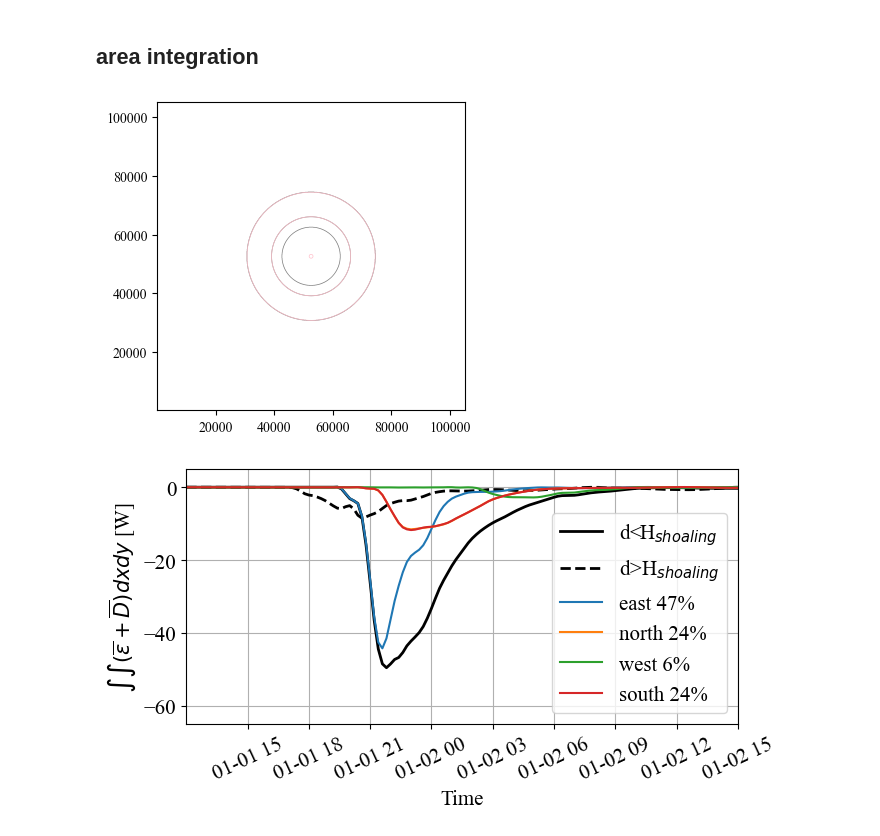
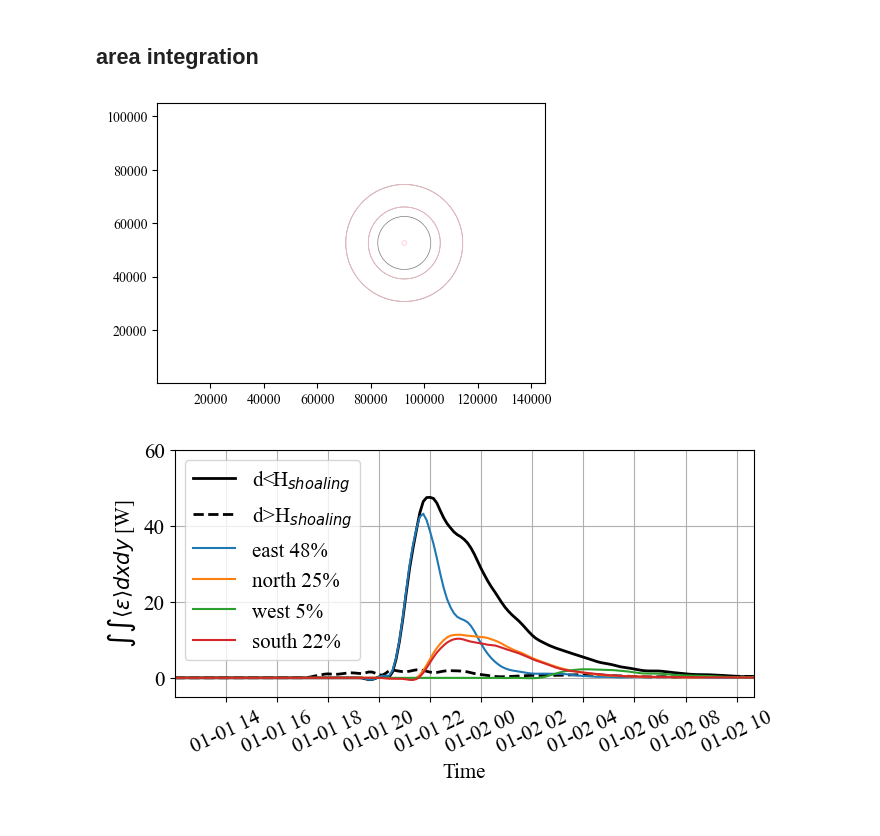
Before and after one commit to ShuwenTan-PO/NLIW_energy, a Jupyter notebook: notebook/1_SUNTANS_energy_distribution_summer_f.ipynb, the cells around one changed output. Cells and saved outputs as stored; diff of their text form; code cells hidden in the pictures.

```diff
--- a/notebook/1_SUNTANS_energy_distribution_summer_f.ipynb
+++ b/notebook/1_SUNTANS_energy_distribution_summer_f.ipynb
@@ -70,7 +70,7 @@ l_sponge = 20e3
 L=1.5*lambdaM2+2*l_sponge
 W=1.5*lambdaM2
 
-x_c = 1.5*lambdaM2/2 #2*l_sponge+1.5*lambdaM2/2
+x_c = 2*l_sponge+1.5*lambdaM2/2
 y_c = W/2
 # %%
 depth_top = 4
@@ -80,13 +80,9 @@ depth_bottom = 600-1e-2
 # Dissipation
 # %% [markdown]
 ## overhead view
-# %%
-data = xr.open_dataset('/Volumes/Tan_2023/projects_backup/SUNTANS/HPC/debug_withC_rogers_netcdfBdy1_EB_soliton_withsponge_focus_finey_summer/mfiles/results/sun_out_energy_derived.nc')
-data_bt = xr.open_dataset('/Volumes/Tan_2023/projects_backup/SUNTANS/HPC/debug_withC_rogers_netcdfBdy1_EB_soliton_withsponge_focus_finey_summer/mfiles/results/sun_out_energy_derived_bt.nc')
-data_bc = xr.open_dataset('/Volumes/Tan_2023/projects_backup/SUNTANS/HPC/debug_withC_rogers_netcdfBdy1_EB_soliton_withsponge_focus_finey_summer/mfiles/results/sun_out_energy_derived_bc.nc')
 # %%
-dissip0 = -data.dEp0 - data.dEk0 - data_bt.div_F0 - data.C1_int - data.C2_int # - data.D0
-dissip_prime = -data.dEp_prime - data.dEk_prime - data_bc.div_Fprime + data.C1_int + data.C2_int # - data.D_prime
+dissip0 = data.dissip0
+dissip_prime = data.dissip_prime
 # %%
 # spatially filter dissipation; running mean, binsize = N
 N = 10
@@ -176,11 +172,11 @@ quadrants_info = {
             }
 # %%
 fig, ax = plt.subplots(nrows=1, ncols=1, figsize=(5,4))
-ax.contour(data.x.data, data.y.data, data.depth.data, levels = [depth_top, depth_shoal, depth_bottom], colors='0.5', linewidths=.5)
-ax.contour(data.x.data, data.y.data, dis_c, levels = [dis_top, dis_shoal, dis_bottom], colors='pink', linewidths=.5)
+ax.contour(data.x.data, data.y.data, data.depth.data.T, levels = [depth_top, depth_shoal, depth_bottom], colors='0.5', linewidths=.5)
+ax.contour(data.x.data, data.y.data, dis_c.T, levels = [dis_top, dis_shoal, dis_bottom], colors='pink', linewidths=.5)
 ax.set_aspect('equal')
 # %% [output]
-[figure, old version]
+[figure, new version]
 # %%
 # mask out data outside of the rings
 mask_ring = (dis_c>=dis_top) & (dis_c<quadrants_info["r_quad"][0])
@@ -266,13 +262,13 @@ fig, ax = plt.subplots(nrows=1, ncols=1, figsize=(7, 3.7))
 ax.plot(data.time, np.sum(dissp_rate_int_inner,axis=0), c='k', lw=2, label='d<H$_{shoaling}$')
 ax.plot(data.time, np.sum(dissp_rate_int_outter,axis=0), c='k', ls='--', lw=2, label='d>H$_{shoaling}$')
 for i in range(4):
-    ax.plot(data.time, dissp_rate_int_inner[i,:], label=quadrants_info['quadrants'][i]+' '+str(int(np.round(np.trapz(dissp_rate_int_inner[i,:])/np.trapz(dissp_rate_in.data)*100)))+'%')
-# ax.plot(data.time, np.sum(dissp_rate_int_inner,axis=0))
-ax.legend(fontsize=15, ncol=1, loc='lower right')
-ax.set_ylim([-65,5])
+    ax.plot(data.time, dissp_rate_int_inner[i,:], label=quadrants_info['quadrants'][i]+' '+str(int(np.round(np.trapz(dissp_rate_int_inner[i,:])/np.trapz(np.sum(dissp_rate_int_inner,axis=0))*100)))+'%')
+ax.legend(fontsize=15, ncol=1, loc='upper left')
+ax.set_ylim([-5,60])
 ax.set_xlim([data.time[0].data,data.time[-1].data])
 ax.set_xlabel('Time', fontsize=15)
-ax.set_ylabel(r"$\int\int(\overline{\epsilon}+\overline{D})dxdy$ [W]", fontsize=15)
+ax.set_ylabel(r"$\int\int\langle \epsilon\rangle dxdy$ [W]", fontsize=15)
+# ax.set_ylabel(r"$\int\int(\overline{\epsilon}+\overline{D})dxdy$ [W]", fontsize=15)
 ax.tick_params(axis='both', which='major', labelsize=15)
 ax.tick_params(axis='x', rotation = 25)
 ax.set_title('')
@@ -284,6 +280,6 @@ plt.tight_layout()
 #     ax.plot([data.time[idx_t].data, data.time[idx_t].data], [-65, 5], 'pink')
 plt.rcParams["font.family"] = "Times New Roman"
 
-# plt.savefig(outfilepath+ f"dissp_rate_areaintegrate_quadrants_summer_f.jpeg", dpi=300)
+plt.savefig(outfilepath+ f"dissp_rate_areaintegrate_quadrants_summer_f.jpeg", dpi=300)
 # %% [output]
-[figure, old version]
+[figure, new version]
```
Also changed, not shown: parts of 4 cells of this notebook, 7 other files.
